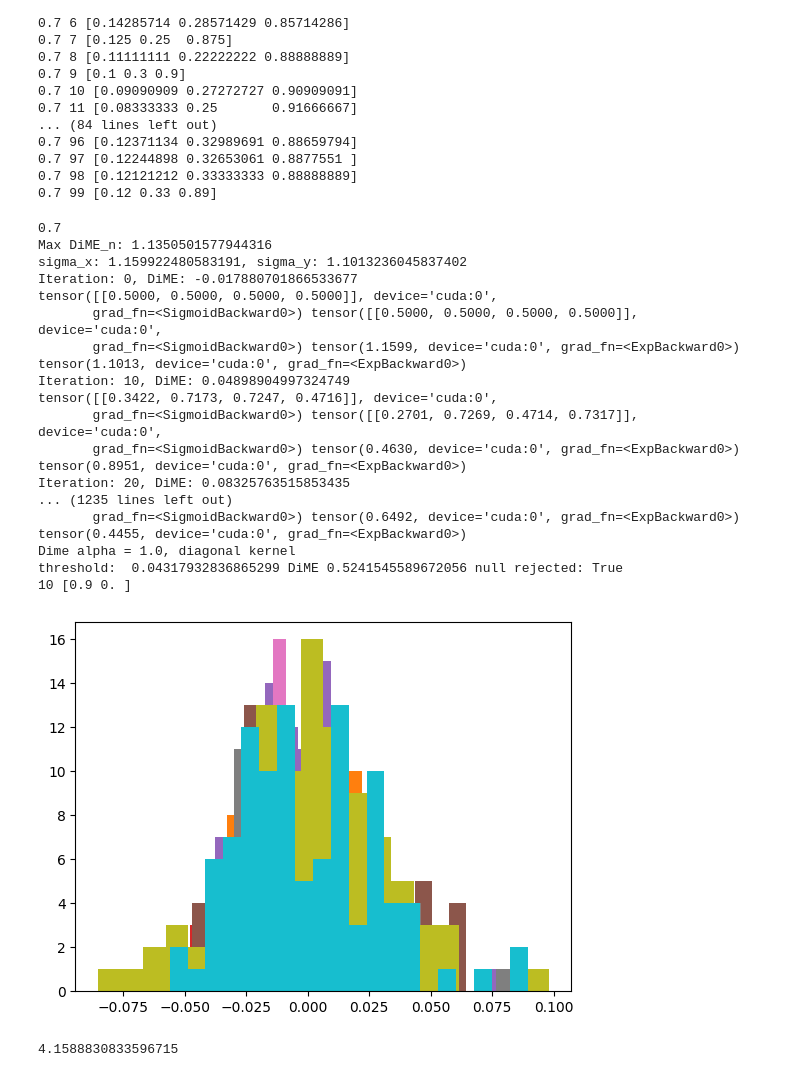
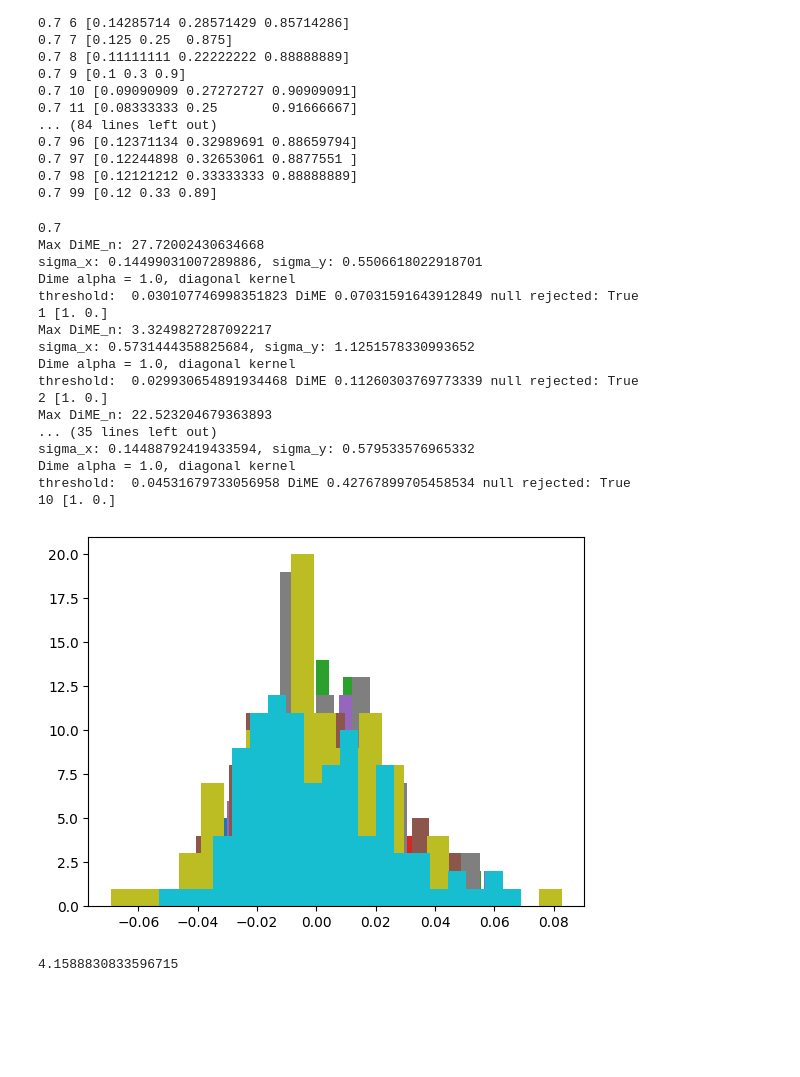
Before and after one commit to KeiderHoyos/IndependenceTestingDifferenceEntropies, a Jupyter notebook: demo.ipynb, the cells around one changed output. Drawn from its saved outputs; the diff is of its cells as text; code cells hidden in the pictures; blank space fills up the shorter version.

```diff
--- a/demo.ipynb
+++ b/demo.ipynb
@@ -346,8 +346,8 @@ for it in range(test_num):
     # print('Dime alpha = 1.0, isotropic kernel')
     # print('threshold: ',results_dime["thresh"].item(), 'DiME', results_dime["test_stat"].item(), 'null rejected:' ,results_dime["h0_rejected"].item())
 
-    dime_estimator = IndpTest_DIME(X_tensor, Y_tensor, dime_perm = 10, alpha = 1.0, type_bandwidth = "weighted", lr = 0.1,  split_ratio = 0.5,
-                                    batch_size = None, grid_search_min = 0, grid_search_max = 4, epochs=300, scheduler=False, optimizer = "adam")
+    dime_estimator = IndpTest_DIME(X_tensor, Y_tensor, dime_perm = 10, alpha = 1.0, type_bandwidth = "weighted", lr = 0.005,  split_ratio = 0.5,
+                                    batch_size = None, grid_search_min = -3, grid_search_max = 1, epochs=300, scheduler=False, optimizer = "adam")
     results_dime = dime_estimator.perform_test()
     result_test_correct[0, it] = float(results_dime['h0_rejected'])
     print('Dime alpha = 1.0, diagonal kernel')
@@ -367,49 +367,49 @@ for it in range(test_num):
 
     # dime_estimator = IndpTest_DIME( X_tensor, Y_tensor, dime_perm = 5, alpha = 5.0, isotropic = True)
     # results_dime = dime_estimator.perform_test()
     # result_test_correct[4, it] = float(results_dime['h0_rejected'])
     # print('Dime alpha = 5.0, isotropic kernel')
     # print('threshold: ',results_dime["thresh"].item(), 'DiME', results_dime["test_stat"].item(), 'null rejected' ,results_dime["h0_rejected"].item())
 
     # dime_estimator = IndpTest_DIME( X_tensor, Y_tensor, dime_perm = 5, alpha = 5.0, isotropic = False)
     # results_dime = dime_estimator.perform_test()
     # result_test_correct[5, it] = float(results_dime['h0_rejected'])
     # print('Dime alpha = 5.0, non-isotropic kernel')
     # print('threshold: ',results_dime["thresh"].item(), 'DiME', results_dime["test_stat"].item(), 'null rejected' ,results_dime["h0_rejected"].item())
 
     # hsic0 = IndpTest_naive(X_tensor, Y_tensor, alpha=0.05, n_permutation=100, kernel_type="Gaussian", null_gamma = True)
     # results_all0 = hsic0.perform_test()
     # result_test_correct[0, it] = float(results_all0['h0_rejected'])
 
     # hsic1 = IndpTest_LKGaussian(X_tensor, Y_tensor, device, alpha=0.05, n_permutation=100, null_gamma = True, split_ratio = 0.5)
     # results_all1 = hsic1.perform_test(debug = -1, if_grid_search = True)
     # result_test_correct[1, it] = float(results_all1['h0_rejected'])
 
     # hsic2 = IndpTest_LKWeightGaussian(X_tensor, Y_tensor, device, alpha=0.05, n_permutation=100, null_gamma = True, split_ratio = 0.5)
     # results_all2 = hsic2.perform_test(debug = -1, if_grid_search = True)
     # result_test_correct[2, it] = float(results_all2['h0_rejected'])
 
     seed += 1
     print(it+1, np.sum(result_test_correct,1)/(it+1))
 # %% [output]
 0.7
-Max DiME_n: 1.1350501577944316
-sigma_x: 1.159922480583191, sigma_y: 1.1013236045837402
-Iteration: 0, DiME: -0.017880701866533677
-tensor([[0.5000, 0.5000, 0.5000, 0.5000]], device='cuda:0',
-       grad_fn=<SigmoidBackward0>) tensor([[0.5000, 0.5000, 0.5000, 0.5000]], device='cuda:0',
-       grad_fn=<SigmoidBackward0>) tensor(1.1599, device='cuda:0', grad_fn=<ExpBackward0>) tensor(1.1013, device='cuda:0', grad_fn=<ExpBackward0>)
-Iteration: 10, DiME: 0.04898904997324749
-tensor([[0.3422, 0.7173, 0.7247, 0.4716]], device='cuda:0',
-       grad_fn=<SigmoidBackward0>) tensor([[0.2701, 0.7269, 0.4714, 0.7317]], device='cuda:0',
-       grad_fn=<SigmoidBackward0>) tensor(0.4630, device='cuda:0', grad_fn=<ExpBackward0>) tensor(0.8951, device='cuda:0', grad_fn=<ExpBackward0>)
-Iteration: 20, DiME: 0.08325763515853435
-... (1235 lines left out)
-       grad_fn=<SigmoidBackward0>) tensor(0.6492, device='cuda:0', grad_fn=<ExpBackward0>) tensor(0.4455, device='cuda:0', grad_fn=<ExpBackward0>)
+Max DiME_n: 27.72002430634668
+sigma_x: 0.14499031007289886, sigma_y: 0.5506618022918701
 Dime alpha = 1.0, diagonal kernel
-threshold:  0.04317932836865299 DiME 0.5241545589672056 null rejected: True
-10 [0.9 0. ]
+threshold:  0.030107746998351823 DiME 0.07031591643912849 null rejected: True
+1 [1. 0.]
+Max DiME_n: 3.3249827287092217
+sigma_x: 0.5731444358825684, sigma_y: 1.1251578330993652
+Dime alpha = 1.0, diagonal kernel
+threshold:  0.029930654891934468 DiME 0.11260303769773339 null rejected: True
+2 [1. 0.]
+Max DiME_n: 22.523204679363893
+... (35 lines left out)
+sigma_x: 0.14488792419433594, sigma_y: 0.579533576965332
+Dime alpha = 1.0, diagonal kernel
+threshold:  0.04531679733056958 DiME 0.42767899705458534 null rejected: True
+10 [1. 0.]
-[figure, old version]
+[figure, new version]
 # %%
 np.log(64)
 # %% [output]
```
Also changed, not shown: 6 other files.
